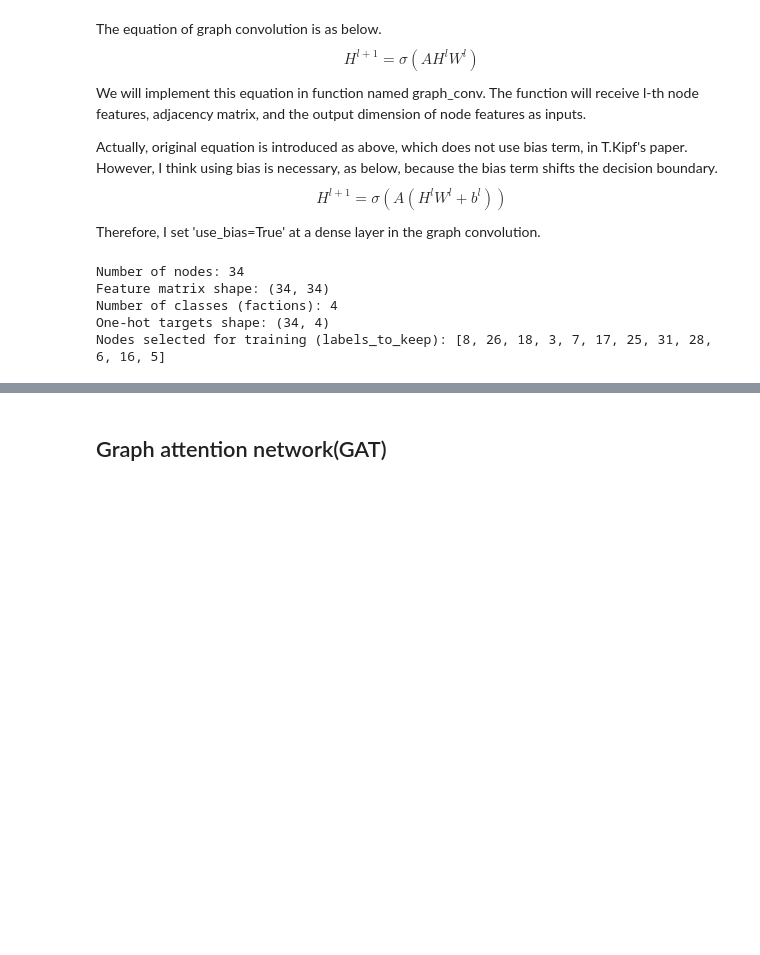
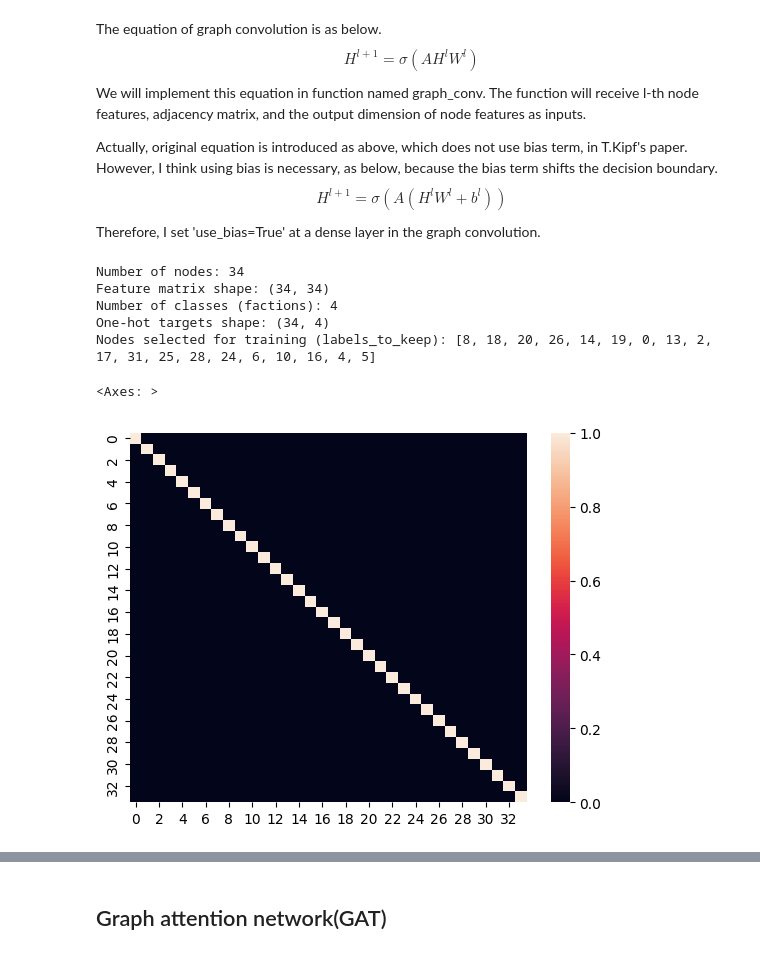
Before and after one commit to TAUforPython/machinelearning, a Jupyter notebook: GNN node classification GCN GAT GGNN GAGN.ipynb, the cells around one changed output, grey strips where cells are left out. Cells and saved outputs as stored; diff of their text form; code cells hidden in the pictures; blank space fills up the shorter version.

```diff
--- a/GNN node classification GCN GAT GGNN GAGN.ipynb
+++ b/GNN node classification GCN GAT GGNN GAGN.ipynb
@@ -392,7 +389,7 @@ nodes_per_class = {i: [] for i in range(nb_classes)}
 for i, member_id in enumerate(memberships):
     nodes_per_class[member_id].append(i)
 
-num_samples_per_class = 3 # As per your requirement: pick 3 from each class
+num_samples_per_class = 5 # As per your requirement: pick 3 from each class
 for class_id in range(nb_classes):
     class_nodes = nodes_per_class[class_id]
     # Sample nodes, ensuring we don't pick more than available in the class.
@@ -413,5 +410,11 @@ Number of nodes: 34
 Feature matrix shape: (34, 34)
 Number of classes (factions): 4
 One-hot targets shape: (34, 4)
-Nodes selected for training (labels_to_keep): [8, 26, 18, 3, 7, 17, 25, 31, 28, 6, 16, 5]
+Nodes selected for training (labels_to_keep): [8, 18, 20, 26, 14, 19, 0, 13, 2, 17, 31, 25, 28, 24, 6, 10, 16, 4, 5]
+# %%
+import seaborn as sns
+sns.heatmap(feat_x)
+# %% [output]
+<Axes: >
+[figure, added]
 # %% [markdown]
```
Also changed, not shown: parts of 6 cells of this notebook.
